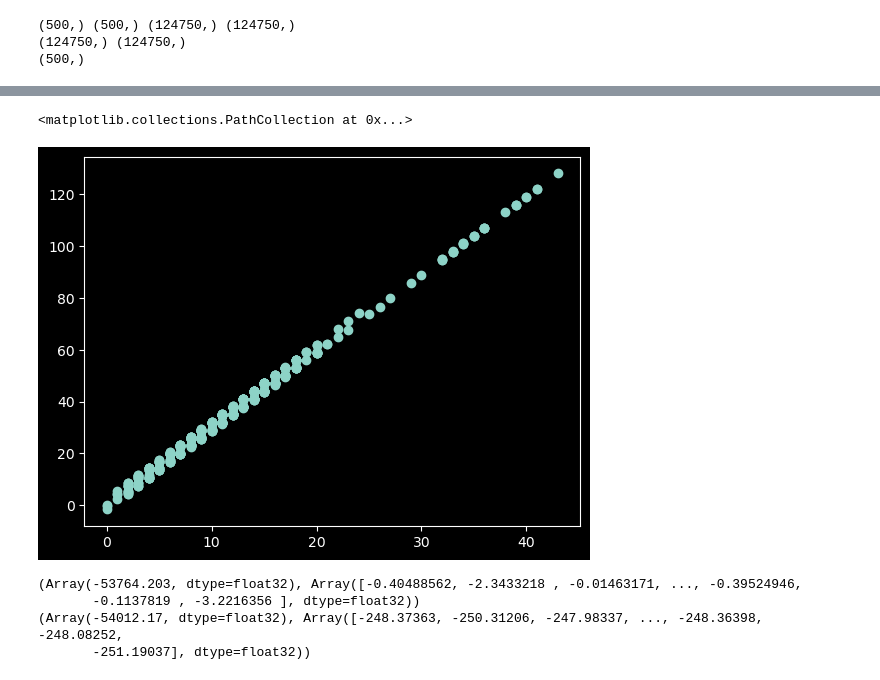
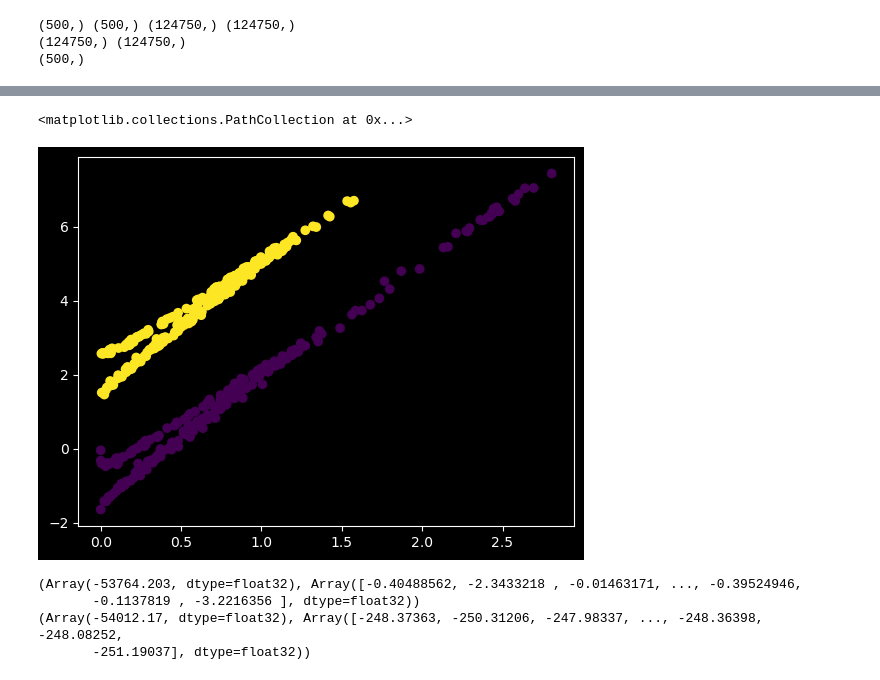
Before and after one commit to barwein/BayesProxyNets, a Jupyter notebook: src/test_discrete_sampling.ipynb, the cells around one changed output, grey strips where cells are left out. Cells and saved outputs as stored; diff of their text form; code cells hidden in the pictures.

```diff
--- a/src/test_discrete_sampling.ipynb
+++ b/src/test_discrete_sampling.ipynb
@@ -44,9 +44,35 @@ print(triu_star.shape, triu_obs.shape)
 
 # Outcome data
 
+@jax.jit
+def degree_centrality(adj_matrix):
+    """
+    Compute normalized degree centrality for all nodes in the network using JAX.
+
+    Parameters:
+    adj_matrix (jnp.ndarray): Square adjacency matrix (n x n)
+
+    Returns:
+    jnp.ndarray: Vector of normalized degree centralities
+    """
+    # Compute degrees (sum of rows for undirected graph)
+    degrees = jnp.sum(adj_matrix, axis=1)
+
+    # Normalize by maximum possible degree (n-1)
+    n = adj_matrix.shape[0]
+    return degrees / (n - 1)
+
+@jax.jit
+def compute_exposures(triu_star, Z):
+    mat_star = aux.Triu_to_mat(triu_star)
+    # eigen_cen = aux.eigen_centrality(mat_star)
+    deg_cen = degree_centrality(mat_star)
+    return aux.zeigen_value(Z, deg_cen, mat_star)
+
 mat_star = aux.Triu_to_mat(triu_star)
 Z = random.binomial(key, n=1, p=0.5, shape=(n,))
-exposures = jnp.dot(mat_star, Z)
+# exposures = jnp.dot(mat_star, Z)
+exposures = compute_exposures(triu_star, Z)
 
 df_nodes = jnp.transpose(jnp.stack([jnp.ones(n), Z, x, exposures]))
 eta = jnp.array([-1, 3, -0.25, 3])
@@ -69,8 +102,8 @@ print(triu_star[1:5], "\n", triu_obs[1:5])
 # %%
-plt.scatter(exposures, Y)
+plt.scatter(exposures, Y, c=Z)
 # %% [output]
 <matplotlib.collections.PathCollection at 0x...>
-[figure, old version]
+[figure, new version]
 # %%
 @jax.jit
 def A_star_cond_log_post(triu_star, triu_obs, df_edges, theta, gamma):
```
Also changed, not shown: parts of 14 cells of this notebook.
